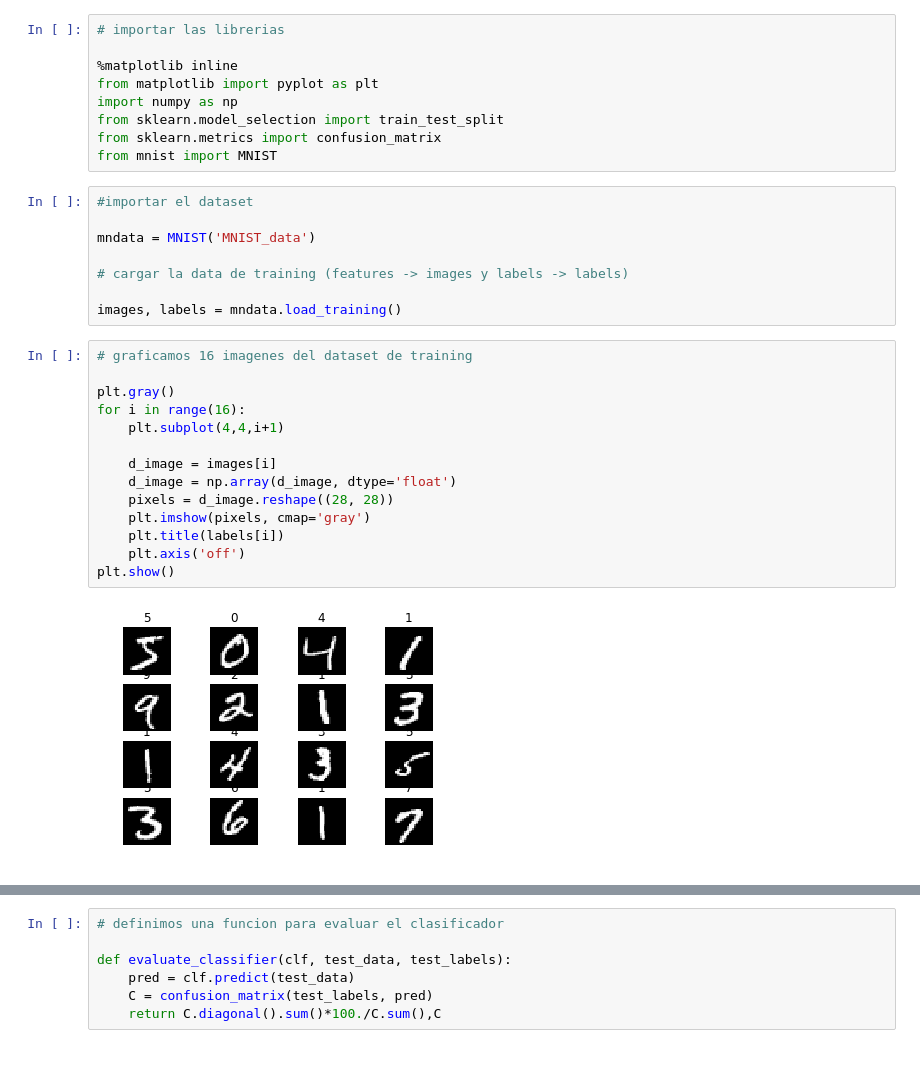
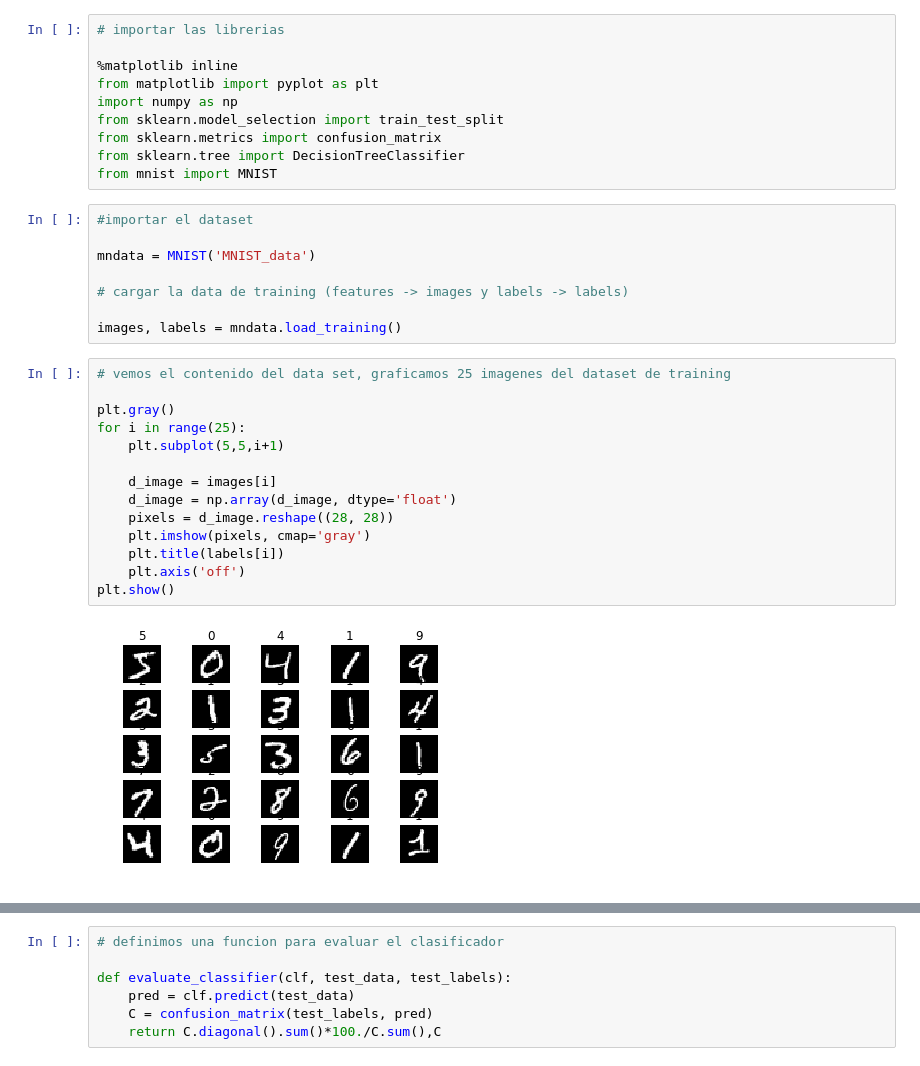
Before and after one commit to l3s777/workshop31marzo, a Jupyter notebook: MNIST Decision Tree.ipynb, the cells around one changed output, grey strips where cells are left out. Drawn from its saved outputs; the diff is of its cells as text.

Commit message:
Replace Decision tree

```diff
--- a/MNIST Decision Tree.ipynb
+++ b/MNIST Decision Tree.ipynb
@@ -22,6 +26,7 @@ from matplotlib import pyplot as plt
 import numpy as np
 from sklearn.model_selection import train_test_split
 from sklearn.metrics import confusion_matrix
+from sklearn.tree import DecisionTreeClassifier
 from mnist import MNIST
 # %%
 #importar el dataset
@@ -32,18 +37,18 @@ mndata = MNIST('MNIST_data')
 
 images, labels = mndata.load_training()
 # %%
-# graficamos 16 imagenes del dataset de training
+# vemos el contenido del data set, graficamos 25 imagenes del dataset de training
 
 plt.gray()
-for i in range(16):
-    plt.subplot(4,4,i+1)
+for i in range(25):
+    plt.subplot(5,5,i+1)
 
     d_image = images[i]
     d_image = np.array(d_image, dtype='float')
     pixels = d_image.reshape((28, 28))
     plt.imshow(pixels, cmap='gray')
     plt.title(labels[i])
     plt.axis('off')
 plt.show()
 # %% [output]
-[figure, old version]
+[figure, new version]
```
Also changed, not shown: parts of 20 cells of this notebook.
